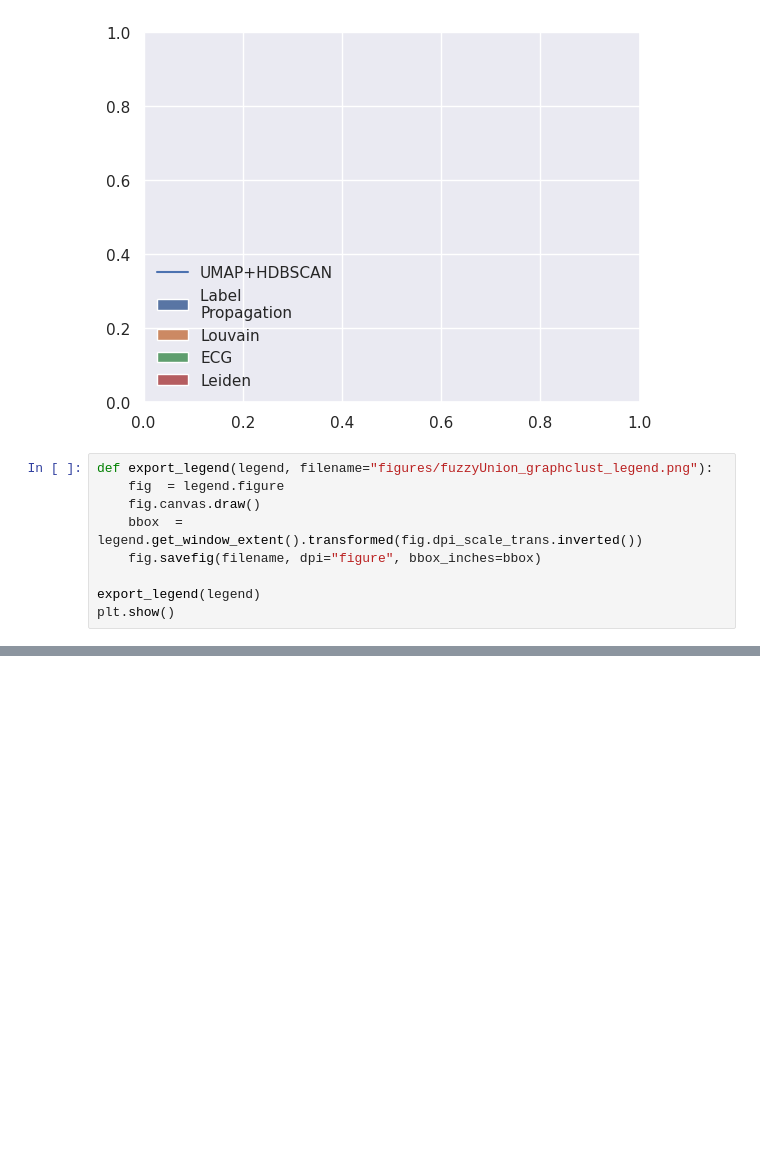
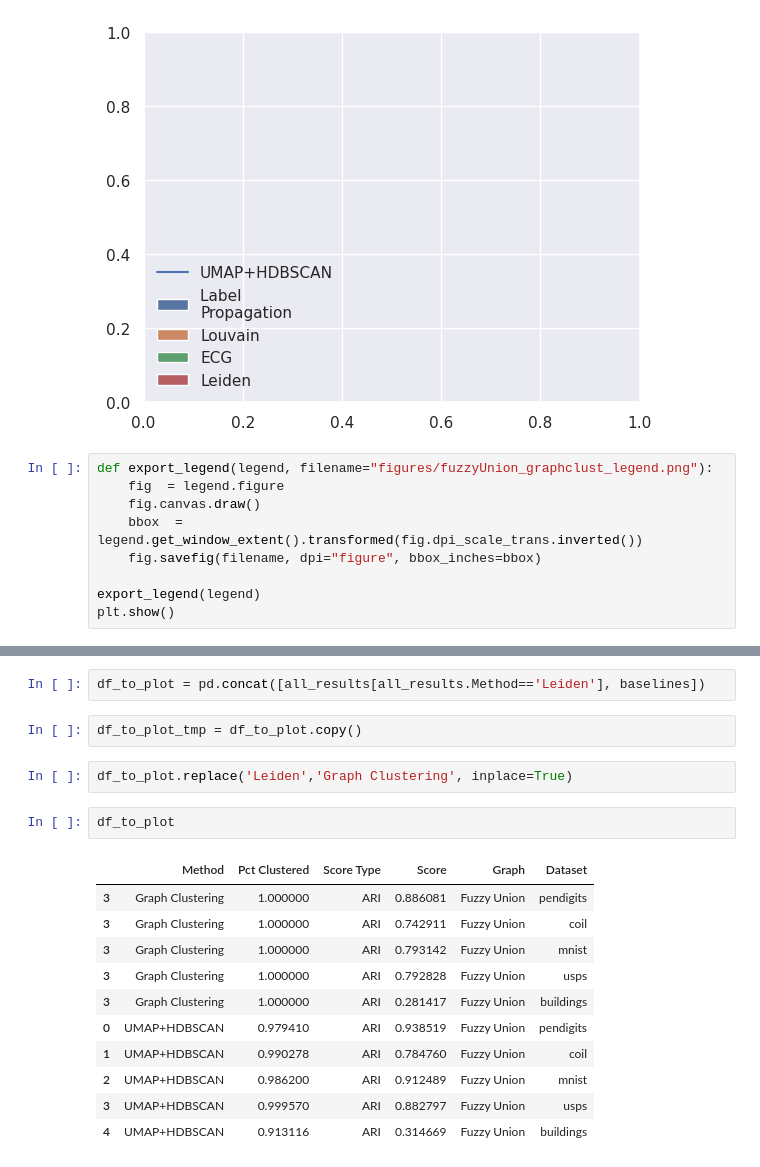
Before and after one commit to vpoulin/HighDimensionalClustering, a Jupyter notebook: notebooks/09A-plot_slides_graph_clustering.ipynb, the cells around one changed output, grey strips where cells are left out. Cells and saved outputs as stored; diff of their text form; blank space fills up the shorter version.

```diff
--- a/notebooks/09A-plot_slides_graph_clustering.ipynb
+++ b/notebooks/09A-plot_slides_graph_clustering.ipynb
@@ -212,0 +267,20 @@ plt.show()
+# %%
+df_to_plot = pd.concat([all_results[all_results.Method=='Leiden'], baselines])
+# %%
+df_to_plot_tmp = df_to_plot.copy()
+# %%
+df_to_plot.replace('Leiden','Graph Clustering', inplace=True)
+# %%
+df_to_plot
+# %% [output]
+|  | Method | Pct Clustered | Score Type | Score | Graph | Dataset |
+| 3 | Graph Clustering | 1.000000 | ARI | 0.886081 | Fuzzy Union | pendigits |
+| 3 | Graph Clustering | 1.000000 | ARI | 0.742911 | Fuzzy Union | coil |
+| 3 | Graph Clustering | 1.000000 | ARI | 0.793142 | Fuzzy Union | mnist |
+| 3 | Graph Clustering | 1.000000 | ARI | 0.792828 | Fuzzy Union | usps |
+| 3 | Graph Clustering | 1.000000 | ARI | 0.281417 | Fuzzy Union | buildings |
+| 0 | UMAP+HDBSCAN | 0.979410 | ARI | 0.938519 | Fuzzy Union | pendigits |
+| 1 | UMAP+HDBSCAN | 0.990278 | ARI | 0.784760 | Fuzzy Union | coil |
+| 2 | UMAP+HDBSCAN | 0.986200 | ARI | 0.912489 | Fuzzy Union | mnist |
+| 3 | UMAP+HDBSCAN | 0.999570 | ARI | 0.882797 | Fuzzy Union | usps |
+| 4 | UMAP+HDBSCAN | 0.913116 | ARI | 0.314669 | Fuzzy Union | buildings |
```
Also changed, not shown: parts of 8 cells of this notebook, 1 other file.
